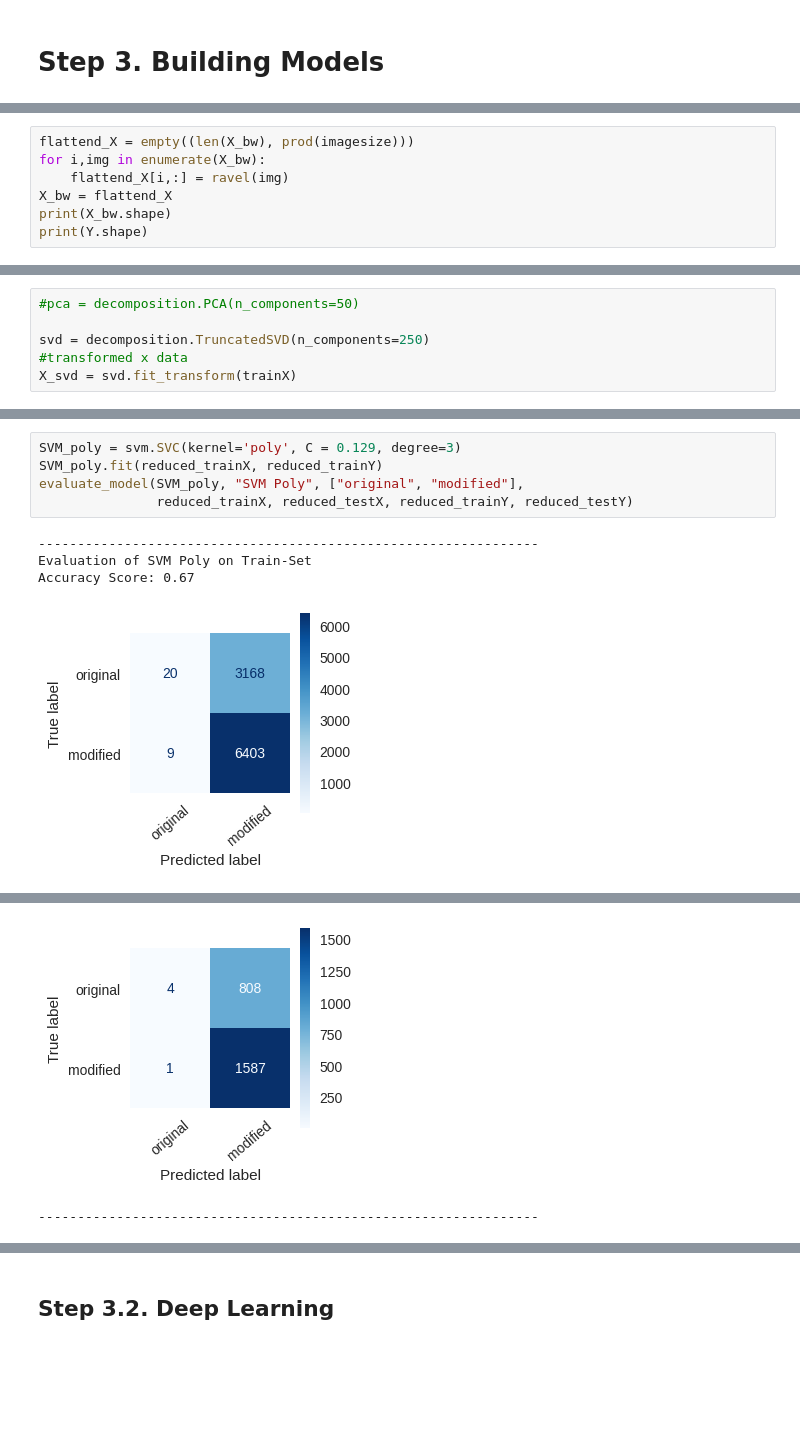
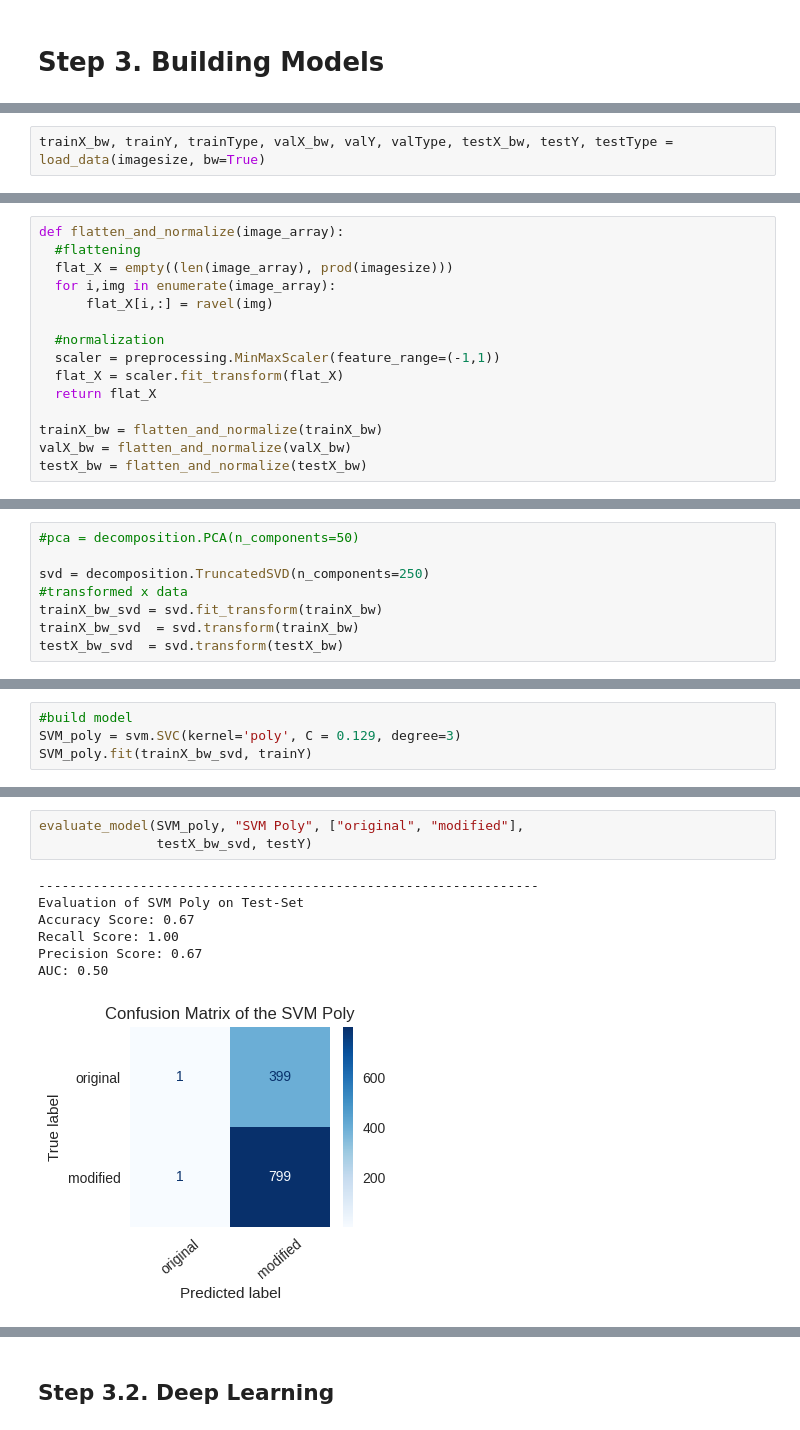
Before and after one commit to dario-x/Deep_Fake_Detection, a Jupyter notebook: main.ipynb, the cells around one changed output, grey strips where cells are left out. Saved outputs shown, nothing was run; the diff lists cells and outputs as text; blank space fills up the shorter version.

Commit message:
Adapted Classical Model + Extended Analysis

```diff
--- a/main.ipynb
+++ b/main.ipynb
@@ -464 +465,3 @@ plot_types(example_list, types_of_fakes)
+# %%
+trainX_bw, trainY, trainType, valX_bw, valY, valType, testX_bw, testY, testType = load_data(imagesize, bw=True)
 # %% [markdown]
@@ -466,7 +469,15 @@ plot_types(example_list, types_of_fakes)
 # %%
-flattend_X = empty((len(X_bw), prod(imagesize)))
-for i,img in enumerate(X_bw):
-    flattend_X[i,:] = ravel(img)
-X_bw = flattend_X
-print(X_bw.shape)
-print(Y.shape)
+def flatten_and_normalize(image_array):
+  #flattening
+  flat_X = empty((len(image_array), prod(imagesize)))
+  for i,img in enumerate(image_array):
+      flat_X[i,:] = ravel(img)
+
+  #normalization
+  scaler = preprocessing.MinMaxScaler(feature_range=(-1,1))
+  flat_X = scaler.fit_transform(flat_X)
+  return flat_X
+
+trainX_bw = flatten_and_normalize(trainX_bw)
+valX_bw = flatten_and_normalize(valX_bw)
+testX_bw = flatten_and_normalize(testX_bw)
@@ -485,4 +488,6 @@ X_bw = scaler.fit_transform(X_bw)
 
 svd = decomposition.TruncatedSVD(n_components=250)
 #transformed x data
-X_svd = svd.fit_transform(trainX)
+trainX_bw_svd = svd.fit_transform(trainX_bw)
+trainX_bw_svd  = svd.transform(trainX_bw)
+testX_bw_svd  = svd.transform(testX_bw)
@@ -530,0 +527,4 @@ Best cross-validation for svm-poly score is: 0.658, with parameters {'C': 0.1291
+# %%
+#build model
+SVM_poly = svm.SVC(kernel='poly', C = 0.129, degree=3)
+SVM_poly.fit(trainX_bw_svd, trainY)
@@ -531,11 +533,12 @@ Best cross-validation for svm-poly score is: 0.658, with parameters {'C': 0.1291
 # %%
-SVM_poly = svm.SVC(kernel='poly', C = 0.129, degree=3)
-SVM_poly.fit(reduced_trainX, reduced_trainY)
 evaluate_model(SVM_poly, "SVM Poly", ["original", "modified"],
-               reduced_trainX, reduced_testX, reduced_trainY, reduced_testY)
+               testX_bw_svd, testY)
 # %% [output]
 ----------------------------------------------------------------
-Evaluation of SVM Poly on Train-Set
+Evaluation of SVM Poly on Test-Set
 Accuracy Score: 0.67
+Recall Score: 1.00
+Precision Score: 0.67
+AUC: 0.50
-[figure, old version]
+[figure, new version]
 ----------------------------------------------------------------
@@ -544,5 +546,3 @@ Accuracy Score: 0.66
-[figure, removed]
-----------------------------------------------------------------
 # %%
 exps2 = {
     'knn': {
```
Also changed, not shown: parts of 34 cells of this notebook.
